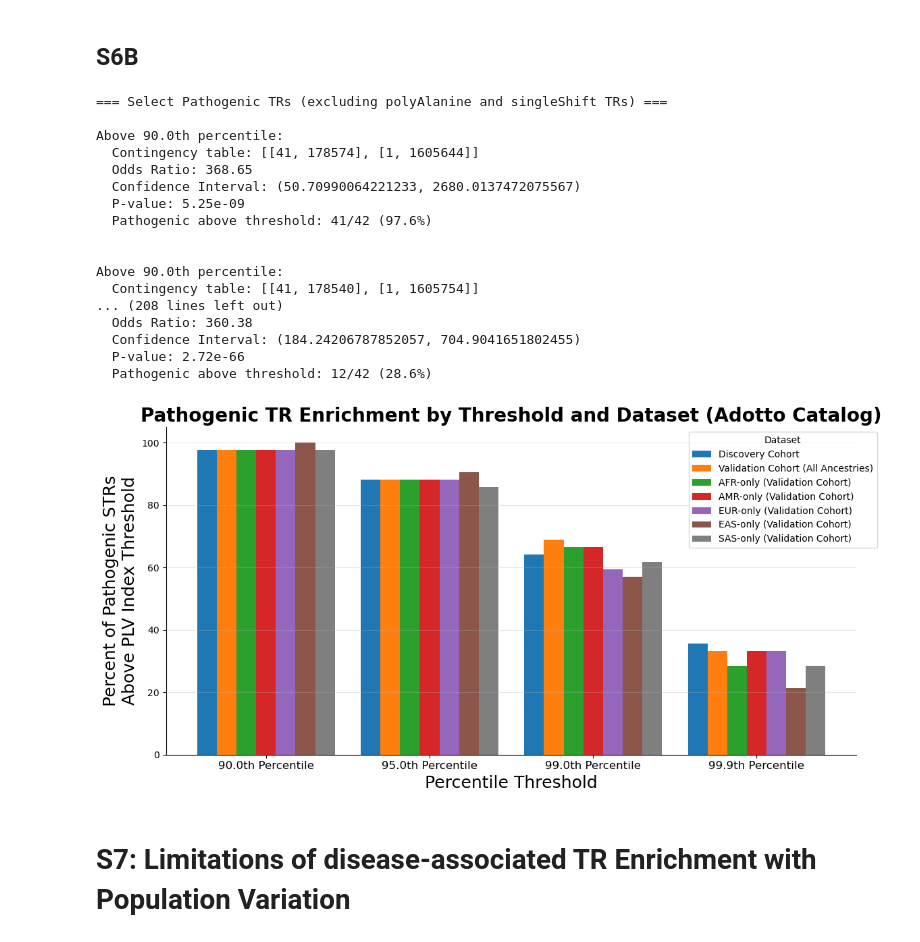
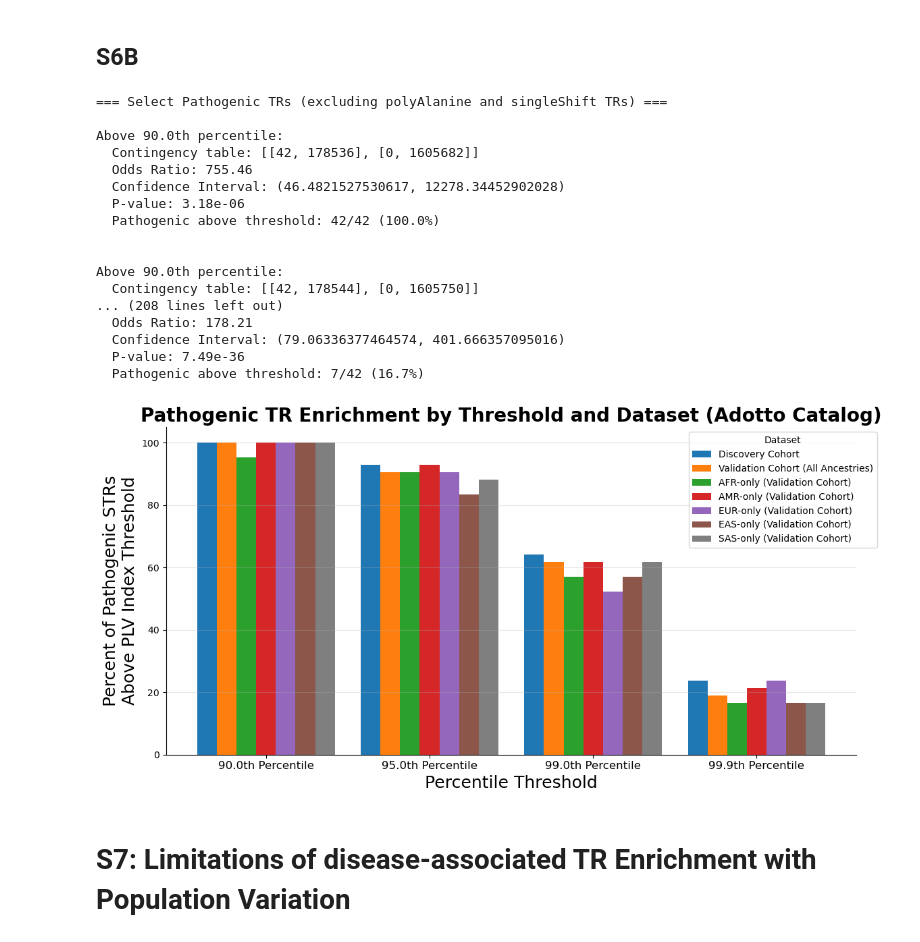
Before and after one commit to ZuchnerLab/AoU_TRs_PLVI_Manuscript, a Jupyter notebook: SupplementaryFigures_Part2.ipynb, the cells around one changed output. Cells and saved outputs as stored; diff of their text form; code cells hidden in the pictures.

Commit message:
Update Supplementary Figures

```diff
--- a/SupplementaryFigures_Part2.ipynb
+++ b/SupplementaryFigures_Part2.ipynb
@@ -293,8 +282,8 @@ thresholds = [0.90, 0.95, 0.99, 0.999]
 datasets = {
     'Allele Length Stdev': [0.976, 0.857, 0.286, 0.119],
     'Allele Length Stdev Rank by Ref Motif Length': [1.0, 1.0, 0.286, 0.0],
-    'LPS Length Stdev (PLV)': [1.0, 0.929, 0.619, 0.214],
-    'LPS Length Stdev Rank by LPS Motif Length (PLV Index)': [1.0, 0.976, 0.881, 0.595]
+    'LPS Length Stdev (PLV)': [1.0, 0.929, 0.643, 0.238],
+    'LPS Length Stdev Rank by LPS Motif Length (PLV Index)': [1.0, 1.0, 0.929, 0.476]
 }
 
 # Collect data for plotting
@@ -344,6 +333,6 @@ ax.spines['top'].set_visible(False)
 ax.spines['right'].set_visible(False)
 
 plt.tight_layout()
-plt.savefig('figures/SupplementaryFigure5.svg')
-plt.savefig('figures/SupplementaryFigure5.png',dpi=600)
+plt.savefig('figures/SupplementaryFigure5A.svg')
+plt.savefig('figures/SupplementaryFigure5A.png',dpi=600)
 # %% [output]
@@ -384,0 +597,4 @@ Generalized Odds Ratio: 84.2948
+# %%
+# check on MIR7-2
+combined.loc[combined['TRID'].isin(singleShiftTRIDs),'patho']=3
+combined.loc[combined['TRID']=='15-88569433-88569452-TTTG',:]
@@ -693,10 +1227,10 @@ otherPathogenicTRIDs = pathogenic.loc[~pathogenic['geneName'].isin(polyAlanineTR
 otherPathogenicTRIDs = otherPathogenicTRIDs.loc[~otherPathogenicTRIDs['geneName'].isin(singleShiftTRNames),'TRID'].values
 # %%
 # Analyze the known pathogenic TR enrichment
-highCovComplete['patho']=0
-highCovComplete.loc[highCovComplete['TRID'].isin(otherPathogenicTRIDs),'patho']=1
-lowCovComplete['patho']=0
-lowCovComplete.loc[lowCovComplete['TRID'].isin(otherPathogenicTRIDs),'patho']=1
+Discovery['patho']=0
+Discovery.loc[Discovery['TRID'].isin(otherPathogenicTRIDs),'patho']=1
+Validation['patho']=0
+Validation.loc[Validation['TRID'].isin(otherPathogenicTRIDs),'patho']=1
 AFR['patho']=0
 AFR.loc[AFR['TRID'].isin(otherPathogenicTRIDs),'patho']=1
 AMR['patho']=0
@@ -711,7 +1245,7 @@ SAS.loc[SAS['TRID'].isin(otherPathogenicTRIDs),'patho']=1
 from statsmodels.stats.contingency_tables import Table2x2
 
 def calculate_enrichment_with_ci(df, percentile_threshold, pathogenic_col='patho'):
-    above_threshold = df['percentile_stdev'] > percentile_threshold
+    above_threshold = df['PLVI'] > percentile_threshold
 
     a = ((df[pathogenic_col] == 1) & above_threshold).sum()
     b = ((df[pathogenic_col] == 0) & above_threshold).sum()
@@ -733,7 +1267,7 @@ def calculate_enrichment_with_ci(df, percentile_threshold, pathogenic_col='patho
 
 print("\n\n=== Select Pathogenic TRs (excluding polyAlanine and singleShift TRs) ===")
 for threshold in [0.90, 0.95, 0.99, 0.999]:
-    for dataset in [highCovComplete, lowCovComplete, AFR, AMR, EUR, EAS, SAS]:
+    for dataset in [Discovery, Validation, AFR, AMR, EUR, EAS, SAS]:
         stats = calculate_enrichment_with_ci(dataset, threshold)
         print(f"\nAbove {threshold*100:.1f}th percentile:")
         print(f"  Contingency table: {stats['contingency_table']}")
@@ -746,26 +1280,26 @@ for threshold in [0.90, 0.95, 0.99, 0.999]:
 === Select Pathogenic TRs (excluding polyAlanine and singleShift TRs) ===
 
 Above 90.0th percentile:
-  Contingency table: [[41, 178574], [1, 1605644]]
-  Odds Ratio: 368.65
-  Confidence Interval: (50.70990064221233, 2680.0137472075567)
-  P-value: 5.25e-09
-  Pathogenic above threshold: 41/42 (97.6%)
+  Contingency table: [[42, 178536], [0, 1605682]]
+  Odds Ratio: 755.46
+  Confidence Interval: (46.4821527530617, 12278.34452902028)
+  P-value: 3.18e-06
+  Pathogenic above threshold: 42/42 (100.0%)
 
 
 Above 90.0th percentile:
-  Contingency table: [[41, 178540], [1, 1605754]]
+  Contingency table: [[42, 178544], [0, 1605750]]
 ... (208 lines left out)
-  Odds Ratio: 360.38
-  Confidence Interval: (184.24206787852057, 704.9041651802455)
-  P-value: 2.72e-66
-  Pathogenic above threshold: 12/42 (28.6%)
+  Odds Ratio: 178.21
+  Confidence Interval: (79.06336377464574, 401.666357095016)
+  P-value: 7.49e-36
+  Pathogenic above threshold: 7/42 (16.7%)
 # %%
 # Collect n_pathogenic_above values for plotting
 thresholds = [0.90, 0.95, 0.99, 0.999]
 datasets = {
-    'Discovery Cohort': highCovComplete,
-    'Validation Cohort (All Ancestries)': lowCovComplete,
+    'Discovery Cohort': Discovery,
+    'Validation Cohort (All Ancestries)': Validation,
     'AFR-only (Validation Cohort)': AFR,
     'AMR-only (Validation Cohort)': AMR,
     'EUR-only (Validation Cohort)': EUR,
@@ -798,34 +1332,34 @@ threshold_labels = [f'{t*100:.1f}th Percentile' for t in thresholds]
 dataset_names = list(datasets.keys())
 
 # Set up bar positions
 x = np.arange(len(threshold_labels))
 width = 0.12
 offsets = np.linspace(-width*3, width*3, len(dataset_names))
 
 # Plot bars for each dataset
 colors = plt.cm.tab10(np.linspace(0, 0.7, len(dataset_names)))
 for idx, dataset_name in enumerate(dataset_names):
     data_subset = plot_df[plot_df['Dataset'] == dataset_name]
     values = [data_subset[data_subset['Threshold'] == tl]['percent_pathogenic_above'].values[0]
               for tl in threshold_labels]
     ax.bar(x + offsets[idx], values, width, label=dataset_name, color=colors[idx])
 
 # Customize plot
 ax.set_xlabel('Percentile Threshold', fontsize=18)
 ax.set_ylabel('Percent of Pathogenic STRs\nAbove PLV Index Threshold', fontsize=18)
 ax.set_title('Pathogenic TR Enrichment by Threshold and Dataset (Adotto Catalog)', fontsize=20, fontweight='bold')
 ax.set_xticks(x)
 ax.set_xticklabels(threshold_labels, fontsize=12)
 ax.legend(title='Dataset', bbox_to_anchor=(0.75, 1), loc='upper left')
 ax.grid(axis='y', alpha=0.3)
 ax.spines['top'].set_visible(False)
 ax.spines['right'].set_visible(False)
 
 plt.tight_layout()
 plt.savefig('figures/SupplementaryFigure6B.png',dpi=600)
 plt.savefig('figures/SupplementaryFigure6B.svg')
 # %% [output]
-[figure, old version]
+[figure, new version]
 # %% [markdown]
 # S7: Limitations of disease-associated TR Enrichment with Population Variation
 # %% [markdown]
```
Also changed, not shown: parts of 115 cells of this notebook, 9 other files.
